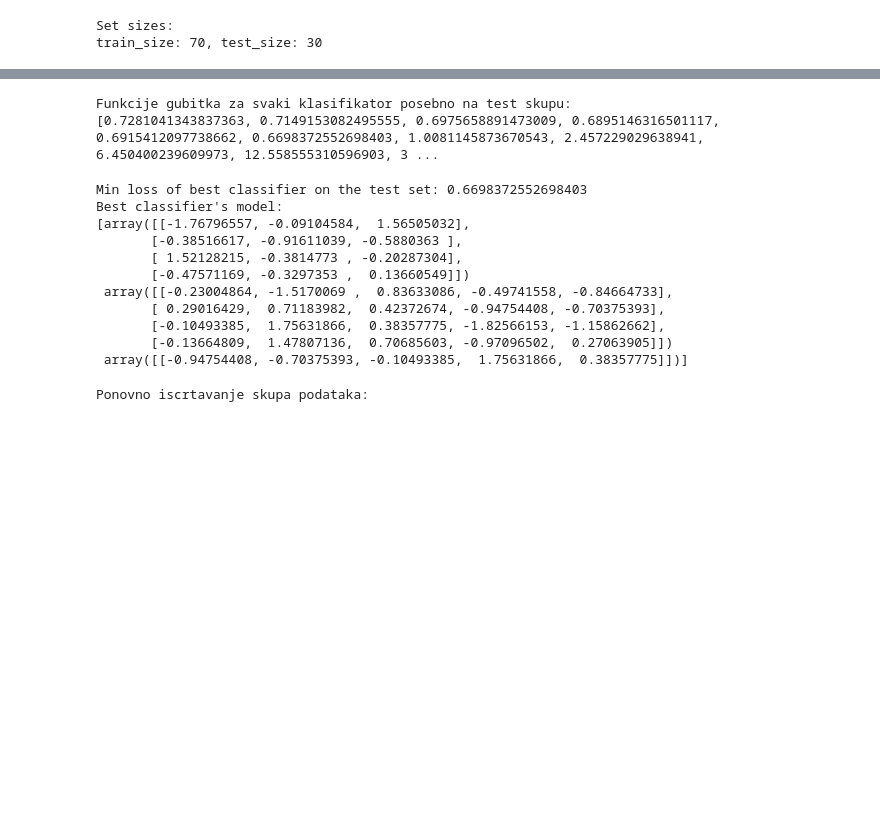
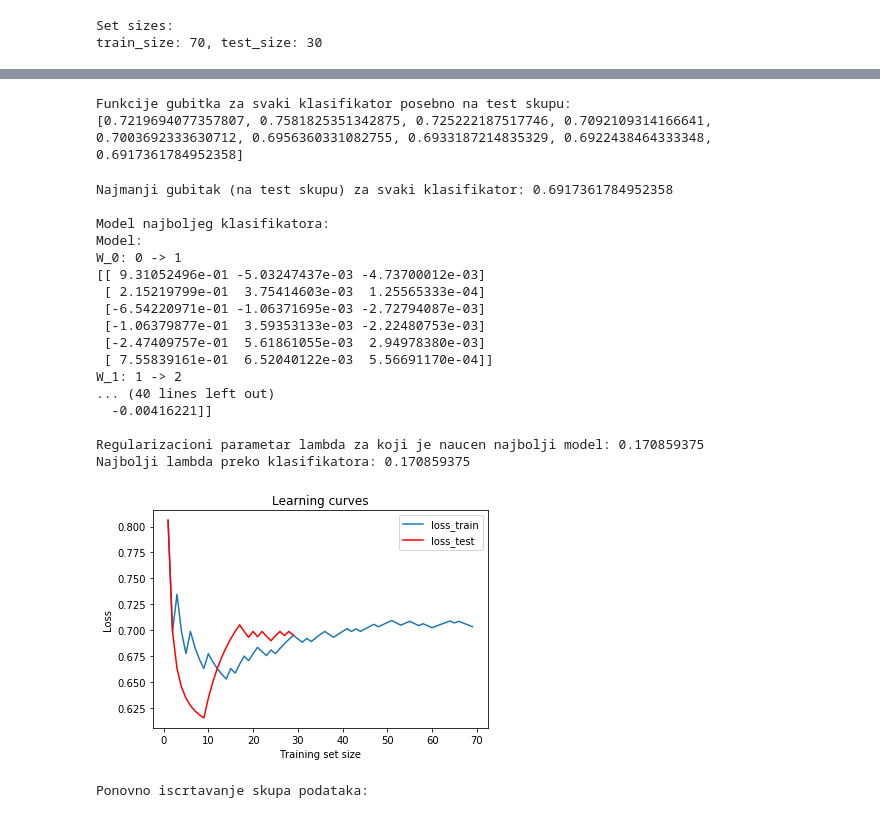
Before and after one commit to alexein777/ml-model-implementations, a Jupyter notebook: andrew_ng/06_neural_network_classification_binary.ipynb, the cells around one changed output, grey strips where cells are left out. Drawn from its saved outputs; the diff is of its cells as text; code cells hidden in the pictures; blank space fills up the shorter version.

```diff
--- a/andrew_ng/06_neural_network_classification_binary.ipynb
+++ b/andrew_ng/06_neural_network_classification_binary.ipynb
@@ -748,33 +778,51 @@ classifiers = [nn.fit(X_train, y_train, lambda_param, plot=True) for lambda_para
 # %%
-losses_test = [clf.loss(X_test, y_test, lambda_param) for clf, lambda_param in zip(classifiers, lambdas)]
+losses_test = [clf.loss(X_test, y_test) for clf in classifiers]
 print('Funkcije gubitka za svaki klasifikator posebno na test skupu:')
 print(losses_test)
 # %% [output]
 Funkcije gubitka za svaki klasifikator posebno na test skupu:
-[0.7281041343837363, 0.7149153082495555, 0.6975658891473009, 0.6895146316501117, 0.6915412097738662, 0.6698372552698403, 1.0081145873670543, 2.457229029638941, 6.450400239609973, 12.558555310596903, 3 ...
+[0.7219694077357807, 0.7581825351342875, 0.725222187517746, 0.7092109314166641, 0.7003692333630712, 0.6956360331082755, 0.6933187214835329, 0.6922438464333348, 0.6917361784952358]
 # %%
 min_loss = float('inf')
 best_clf = None
+best_lambda = None
 
 for i in range(len(losses_test)):
     if losses_test[i] < min_loss:
         min_loss = losses_test[i]
         best_clf = classifiers[i]
+        best_lambda = lambdas[i]
 
-print(f'Min loss of best classifier on the test set: {min_loss}')
-print(f'Best classifier\'s model:\n{best_clf.model}')
+print(f'Najmanji gubitak (na test skupu) za svaki klasifikator: {min_loss}\n')
+print(f'Model najboljeg klasifikatora:')
+
+best_clf.print_model()
+print()
+
+print(f'Regularizacioni parametar lambda za koji je naucen najbolji model: {best_lambda}')
+print(f'Najbolji lambda preko klasifikatora: {best_clf.lambda_learned}')
 # %% [output]
-Min loss of best classifier on the test set: 0.6698372552698403
-Best classifier's model:
-[array([[-1.76796557, -0.09104584,  1.56505032],
-       [-0.38516617, -0.91611039, -0.5880363 ],
-       [ 1.52128215, -0.3814773 , -0.20287304],
-       [-0.47571169, -0.3297353 ,  0.13660549]])
- array([[-0.23004864, -1.5170069 ,  0.83633086, -0.49741558, -0.84664733],
-       [ 0.29016429,  0.71183982,  0.42372674, -0.94754408, -0.70375393],
-       [-0.10493385,  1.75631866,  0.38357775, -1.82566153, -1.15862662],
-       [-0.13664809,  1.47807136,  0.70685603, -0.97096502,  0.27063905]])
- array([[-0.94754408, -0.70375393, -0.10493385,  1.75631866,  0.38357775]])]
+Najmanji gubitak (na test skupu) za svaki klasifikator: 0.6917361784952358
+
+Model najboljeg klasifikatora:
+Model:
+W_0: 0 -> 1
+[[ 9.31052496e-01 -5.03247437e-03 -4.73700012e-03]
+ [ 2.15219799e-01  3.75414603e-03  1.25565333e-04]
+ [-6.54220971e-01 -1.06371695e-03 -2.72794087e-03]
+ [-1.06379877e-01  3.59353133e-03 -2.22480753e-03]
+ [-2.47409757e-01  5.61861055e-03  2.94978380e-03]
+ [ 7.55839161e-01  6.52040122e-03  5.56691170e-04]]
+W_1: 1 -> 2
+... (40 lines left out)
+  -0.00416221]]
+
+Regularizacioni parametar lambda za koji je naucen najbolji model: 0.170859375
+Najbolji lambda preko klasifikatora: 0.170859375
+# %%
+plot_learning_curves(X_train, y_train, X_test, y_test, best_clf)
+# %% [output]
+[figure, added]
 # %%
 print('Ponovno iscrtavanje skupa podataka:')
 colors = ['red', 'blue']
```
Also changed, not shown: parts of 15 cells of this notebook, 6 other files.
